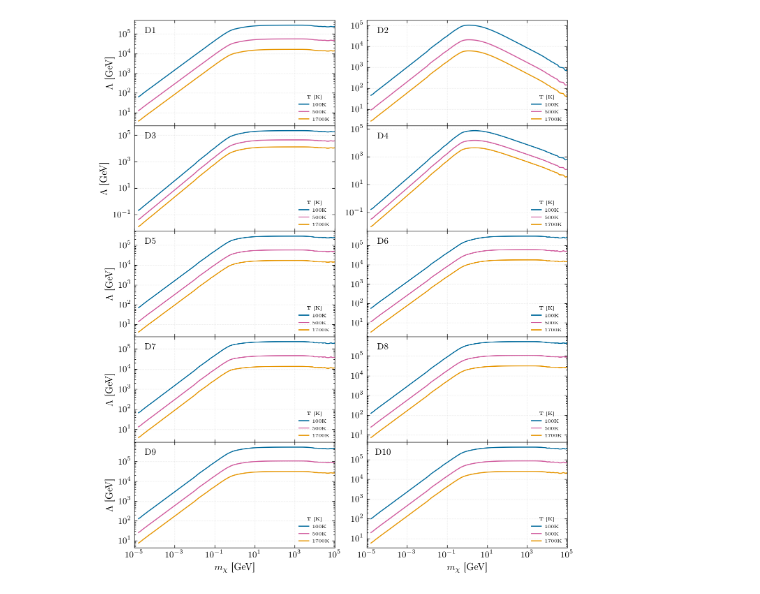
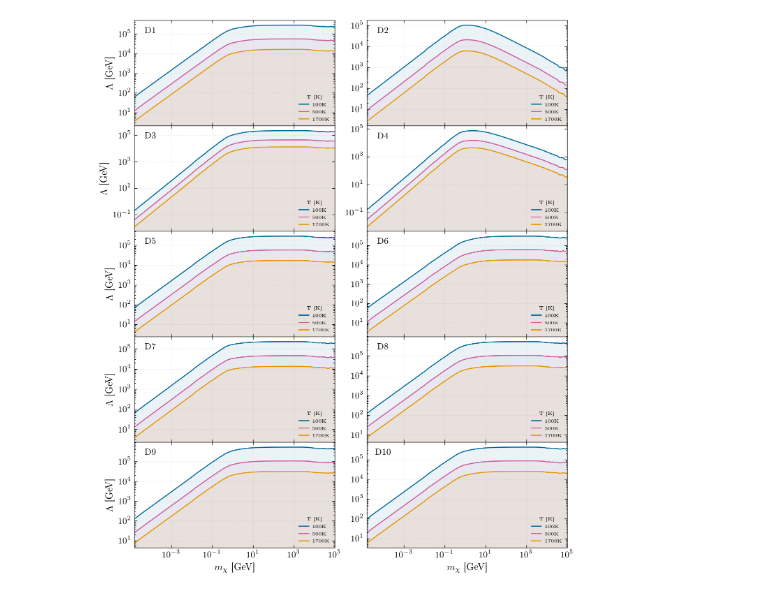
Before and after one commit to mvirgato/Masters, a Jupyter notebook: Heating/pyHeat.ipynb, the cells around one changed output. Drawn from its saved outputs; the diff is of its cells as text; code cells hidden in the pictures.

```diff
--- a/Heating/pyHeat.ipynb
+++ b/Heating/pyHeat.ipynb
@@ -33,22 +33,23 @@ for file in files:
 # %%
 fig, ax = plt.subplots(figsize = (8, 10), ncols=2, nrows =5, sharey = False, sharex = True, dpi = 200)
 fig.subplots_adjust(hspace=0, wspace=.16)
 # fig.text(0.5, 0.09, '$m_\chi$ [GeV]', ha='center', va = 'center')
 # fig.text(0.04, 0.5, '$G^2$ [GeV$^{-4}$]', va='center', rotation='vertical')
 i=1
 for m, row in enumerate(ax):
     for n, col in enumerate(row):
         for j in range(len(heat_data['d'+str(i)].columns))[1:]:
             col.loglog(heat_data['d'+str(i)][0], heat_data['d'+str(i)][j], colours[j-1], label = leg_labels[j-1])
+            col.fill_between(heat_data['d'+str(i)][0], heat_data['d'+str(i)][j], color = colours[j-1], alpha = 0.08)
 
         col.text(0.08, 0.9, 'D'+str(i), ha='center', va='center', transform=col.transAxes)
         col.set_xlabel('$m_\chi$ [GeV]')
-        col.set_xlim(1e-5, 1e5)
+        col.set_xlim(10**(-4.8), 1e5)
         col.legend(loc = 'lower right', shadow = False).set_title(title = 'T [K]', prop={"size": 5})
         col.grid(b=True, which='major',  linestyle='--', alpha=0.2)
         if n ==0:
             col.set_ylabel('$\Lambda$ [GeV]')
         i+=1
 plt.savefig('heating_plots.pdf')
 # %% [output]
-[figure, old version]
+[figure, new version]
```
Also changed, not shown: 15 other files.
